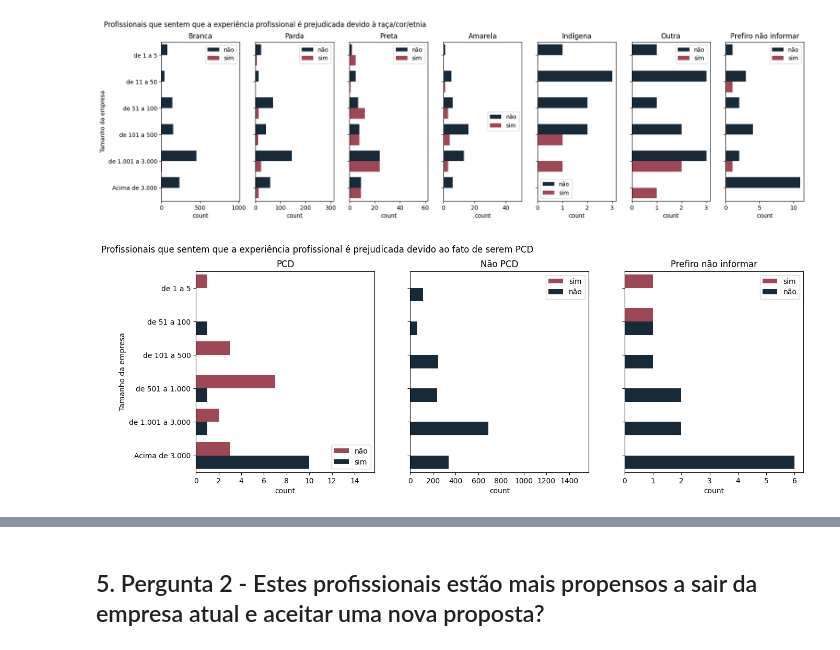
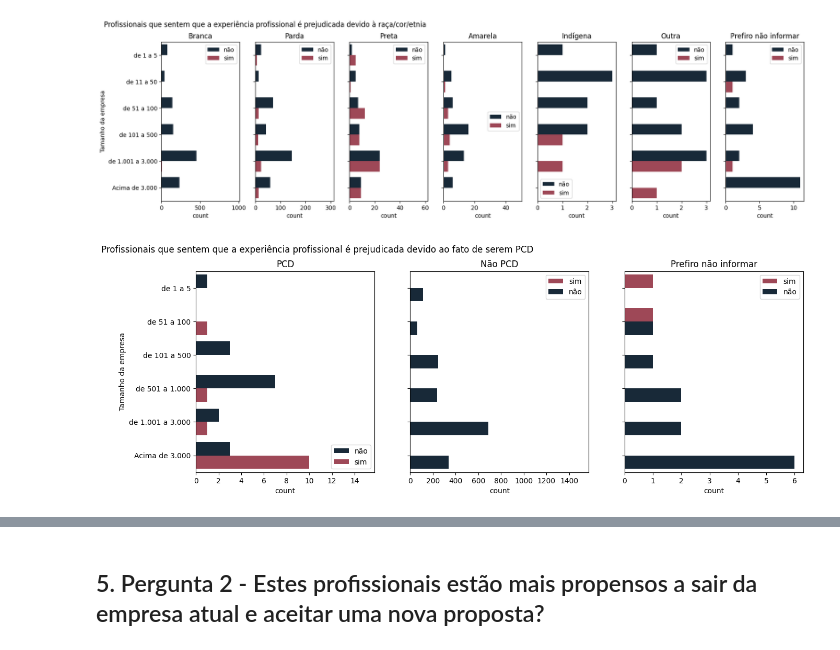
Before and after one commit to leticiafaria7/challenge-state-of-data, a Jupyter notebook: challenge-state-of-data.ipynb, the cells around one changed output, grey strips where cells are left out. Cells and saved outputs as stored; diff of their text form; code cells hidden in the pictures.

```diff
--- a/challenge-state-of-data.ipynb
+++ b/challenge-state-of-data.ipynb
@@ -1121,6 +1121,15 @@ prejudicada_pcd['exp_profiss_prejud'] = prejudicada_pcd['exp_profiss_prejud'].as
 prejudicada_pcd['prejud_pcd'] = prejudicada_pcd['exp_profiss_prejud'].apply(lambda x: 'não' if x.count('PCD') == 0 else 'sim')
 
 df = prejudicada_pcd[['pcd', 'tamanho_empresa', 'prejud_pcd']].value_counts().to_frame().reset_index().sort_values('tamanho_empresa', ascending = True)
+
+ordem_tamanho = {'de 1 a 5': 1,
+                 'de 6 a 10':2,
+                 'de 11 a 50':3,
+                 'de 51 a 100':4,
+                 'de 101 a 500':5,
+                 'de 501 a 1.000':6,
+                 'de 1.001 a 3.000':7,
+                 'Acima de 3.000':8}
 
 df['ordem'] = df['tamanho_empresa'].map(ordem_tamanho)
 
@@ -1134,7 +1143,7 @@ sns.barplot(x = 'count',
             hue = 'prejud_pcd',
             ax = axes[0],
             orient = 'h',
-            palette = ['#ac3a4e', '#13293d'])
+            palette = {'sim': '#ac3a4e', 'não': '#13293d'})
 
 axes[0].set_title('PCD')
 
@@ -1145,43 +1154,43 @@ sns.barplot(x = 'count',
             hue = 'prejud_pcd',
             ax = axes[1],
             orient = 'h',
-            palette = ['#ac3a4e', '#13293d'])
+            palette = {'sim': '#ac3a4e', 'não': '#13293d'})
 
 axes[1].set_title('Não PCD')
 
 # G2
 sns.barplot(x = 'count',
             y = 'tamanho_empresa',
-            data = df[df['pcd'] == 'Prefiro não informar'].sort_values('ordem'),
+            data = df[df['pcd'] == 'Prefiro não informar'].sort_values(['ordem', 'prejud_pcd']),
             hue = 'prejud_pcd',
             ax = axes[2],
             orient = 'h',
-            palette = ['#ac3a4e', '#13293d'])
+            palette = {'sim': '#ac3a4e', 'não': '#13293d'})
 
 axes[2].set_title('Prefiro não informar')
 
 # definir o mesmo limite do eixo x para ambos os gráficos
 # axes[0].set_xlim(0, 1200)
 # axes[1].set_xlim(0, 1200)
 # axes[2].set_xlim(0, 1200)
 
 # nome do eixo y
 axes[0].set_ylabel('Tamanho da empresa')
 axes[1].set_ylabel('')
 axes[2].set_ylabel('')
 
 # título da legenda
 axes[0].legend(title = '')
 axes[1].legend(title = '')
 axes[2].legend(title = '')
 
 # título geral
 fig.suptitle('Profissionais que sentem que a experiência profissional é prejudicada devido ao fato de serem PCD', x = 0.28)
 
 # exibir os gráficos
 plt.show()
 
 # supress warnings
 warnings.filterwarnings("ignore")
 # %% [output]
-[figure, old version]
+[figure, new version]
```
Also changed, not shown: parts of 26 cells of this notebook.
